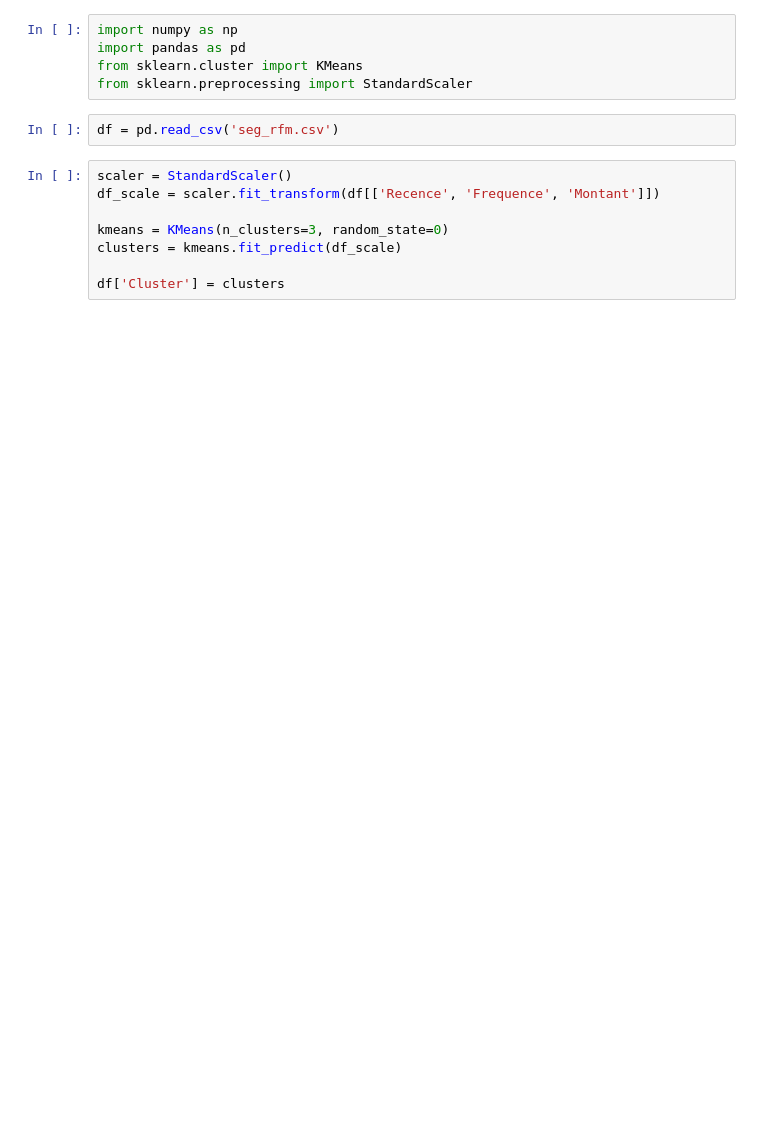
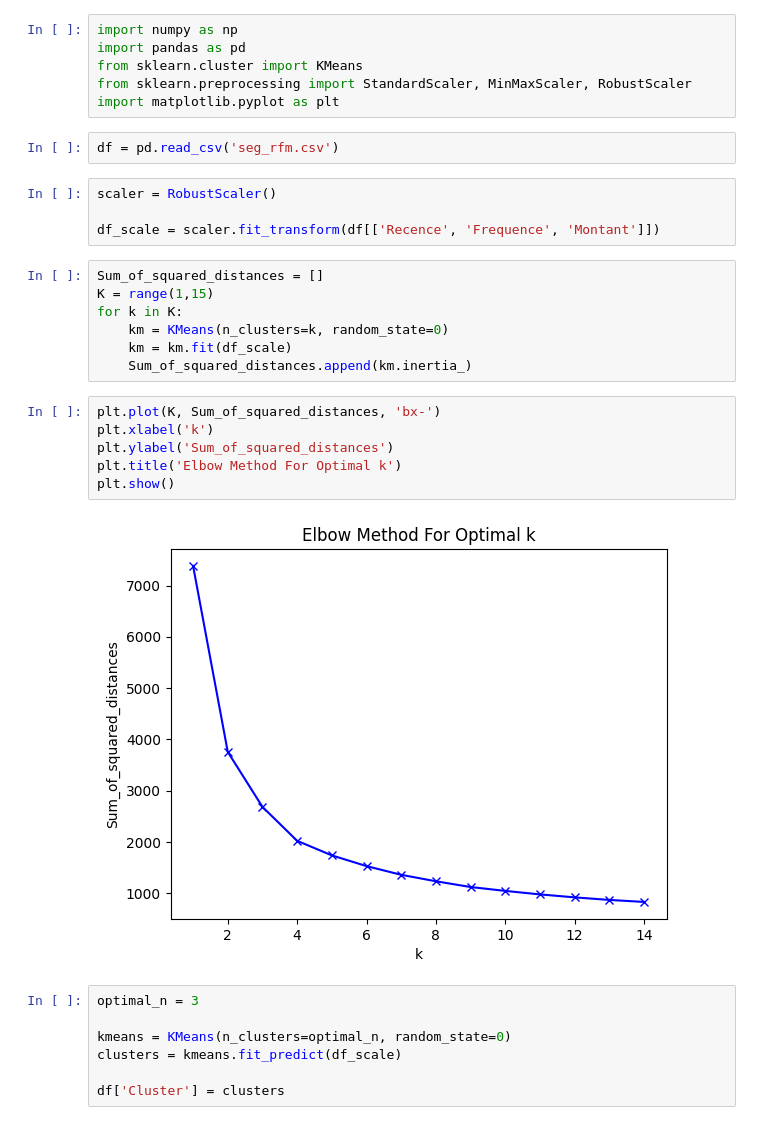
Before and after one commit to neevaiti/segmentation_client_simplon, a Jupyter notebook: segmentation_rfm.ipynb, the cells around one changed output. Saved outputs shown, nothing was run; the diff lists cells and outputs as text; blank space fills up the shorter version.

```diff
--- a/segmentation_rfm.ipynb
+++ b/segmentation_rfm.ipynb
@@ -2,14 +2,33 @@
 import numpy as np
 import pandas as pd
 from sklearn.cluster import KMeans
-from sklearn.preprocessing import StandardScaler
+from sklearn.preprocessing import StandardScaler, MinMaxScaler, RobustScaler
+import matplotlib.pyplot as plt
 # %%
 df = pd.read_csv('seg_rfm.csv')
+# %%
+scaler = RobustScaler()
+
+df_scale = scaler.fit_transform(df[['Recence', 'Frequence', 'Montant']])
+# %%
+Sum_of_squared_distances = []
+K = range(1,15)
+for k in K:
+    km = KMeans(n_clusters=k, random_state=0)
+    km = km.fit(df_scale)
+    Sum_of_squared_distances.append(km.inertia_)
+# %%
+plt.plot(K, Sum_of_squared_distances, 'bx-')
+plt.xlabel('k')
+plt.ylabel('Sum_of_squared_distances')
+plt.title('Elbow Method For Optimal k')
+plt.show()
+# %% [output]
+[figure, added]
 # %%
-scaler = StandardScaler()
-df_scale = scaler.fit_transform(df[['Recence', 'Frequence', 'Montant']])
+optimal_n = 3
 
-kmeans = KMeans(n_clusters=3, random_state=0)
+kmeans = KMeans(n_clusters=optimal_n, random_state=0)
 clusters = kmeans.fit_predict(df_scale)
 
 df['Cluster'] = clusters
```
Also changed, not shown: parts of 1 cell of this notebook, 3 other files.
